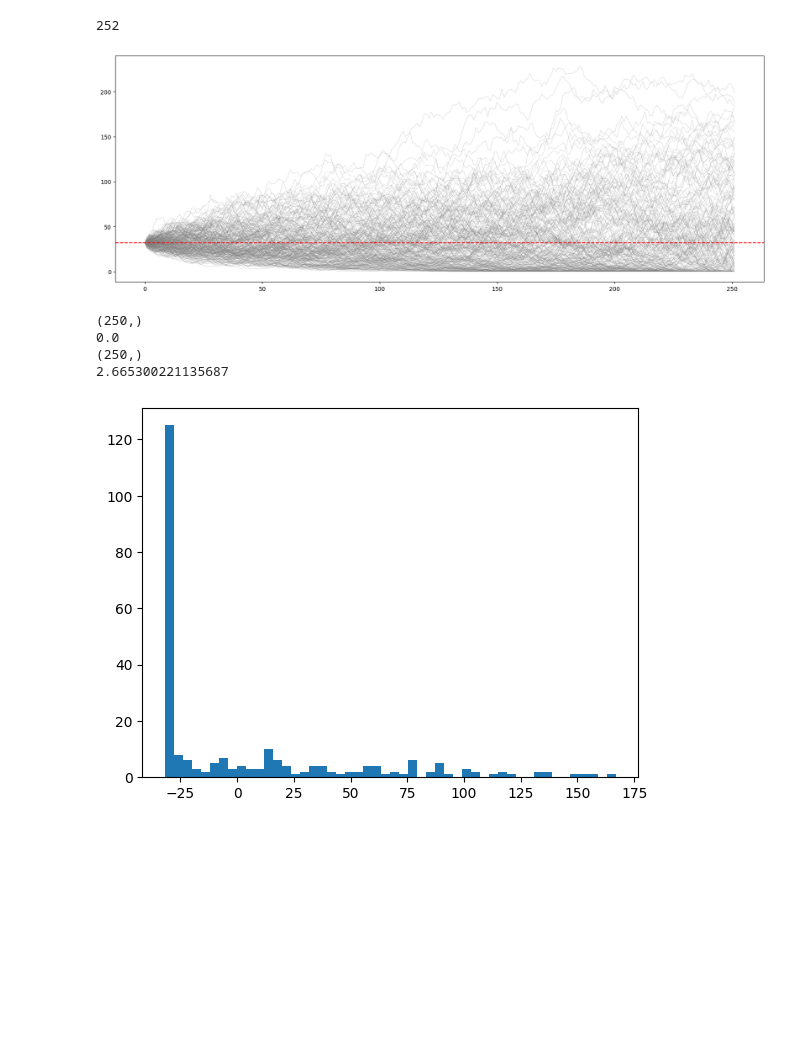
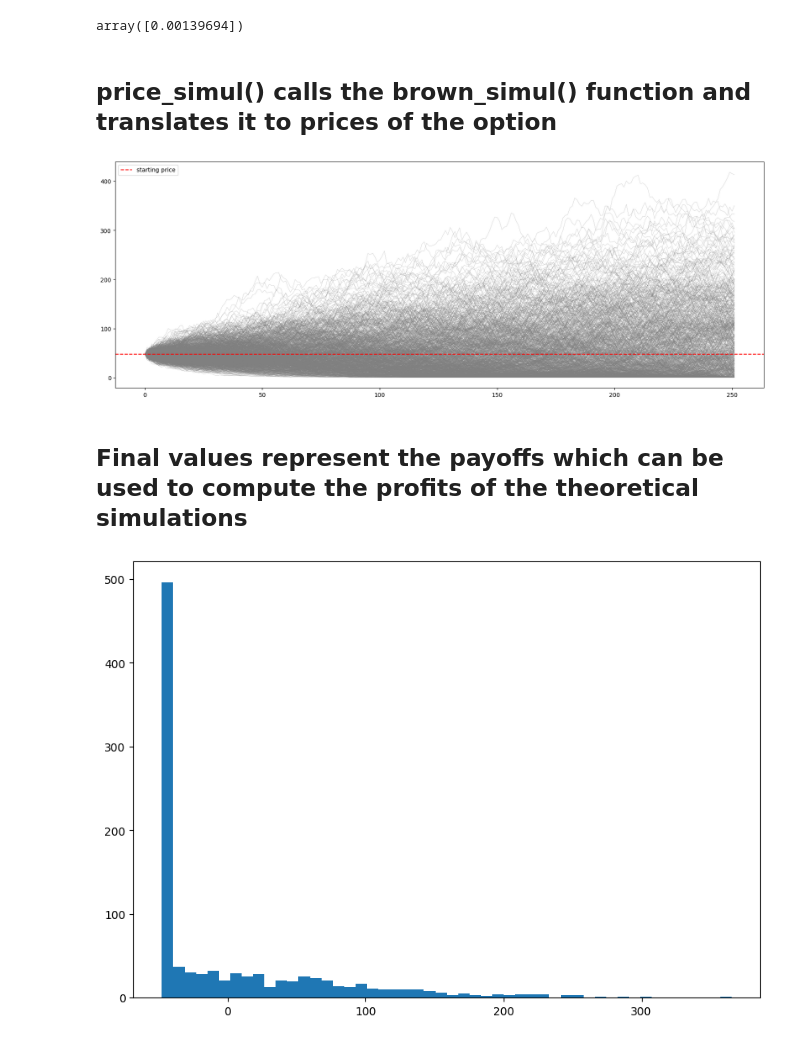
Before and after one commit to GitteryGitter/bs_options, a Jupyter notebook: options.ipynb, the cells around one changed output. Drawn from its saved outputs; the diff is of its cells as text; code cells hidden in the pictures; blank space fills up the shorter version.

Commit message:
Added 3d plotting and price simulation

```diff
--- a/options.ipynb
+++ b/options.ipynb
@@ -39,7 +44,7 @@ parameters = OptionParams(
     maturity = 1,
     rate  = 0.0345,
     volatility = 0.1462,
-    call = False,
+    call = True,
     name = "SP500"
 )
 option1 = Option(parameters)
@@ -169,27 +159,26 @@ plt.show()
-# %%
-prices = option1.price_simul()
-# %% [output]
-252
+# %%
+kde(q90)
+# %% [output]
+array([0.00139694])
+# %% [markdown]
+## price_simul() calls the brown_simul() function and translates it to prices of the option
 # %%
-import matplotlib.pyplot as plt
+prices = option1.price_simul(n_simuls=1000)
 plt.figure(figsize=(20, 7))
 plt.plot(prices, linewidth = 0.2, c = 'grey')
-plt.axhline(option1.price(), linestyle = "--", c = 'red')
+plt.axhline(option1.price(), linestyle = "--", c = 'red', label = "starting price")
+plt.legend()
 plt.show()
 # %% [output]
-[figure, old version]
+[figure, new version]
+# %% [markdown]
+## Final values represent the payoffs which can be used to compute the profits of the theoretical simulations
 # %%
 payoff = prices[-1, :]
-print(payoff.shape)
-print(min(payoff))
+
 profit = payoff - option1.price()
-print(profit.shape)
-print(profit.mean())
+plt.figure(figsize=(10, 7))
 plt.hist(profit, bins = 50)
 plt.show()
 # %% [output]
-(250,)
-0.0
-(250,)
-2.665300221135687
-[figure, old version]
+[figure, new version]
```
Also changed, not shown: parts of 23 cells of this notebook, 1 other file.
